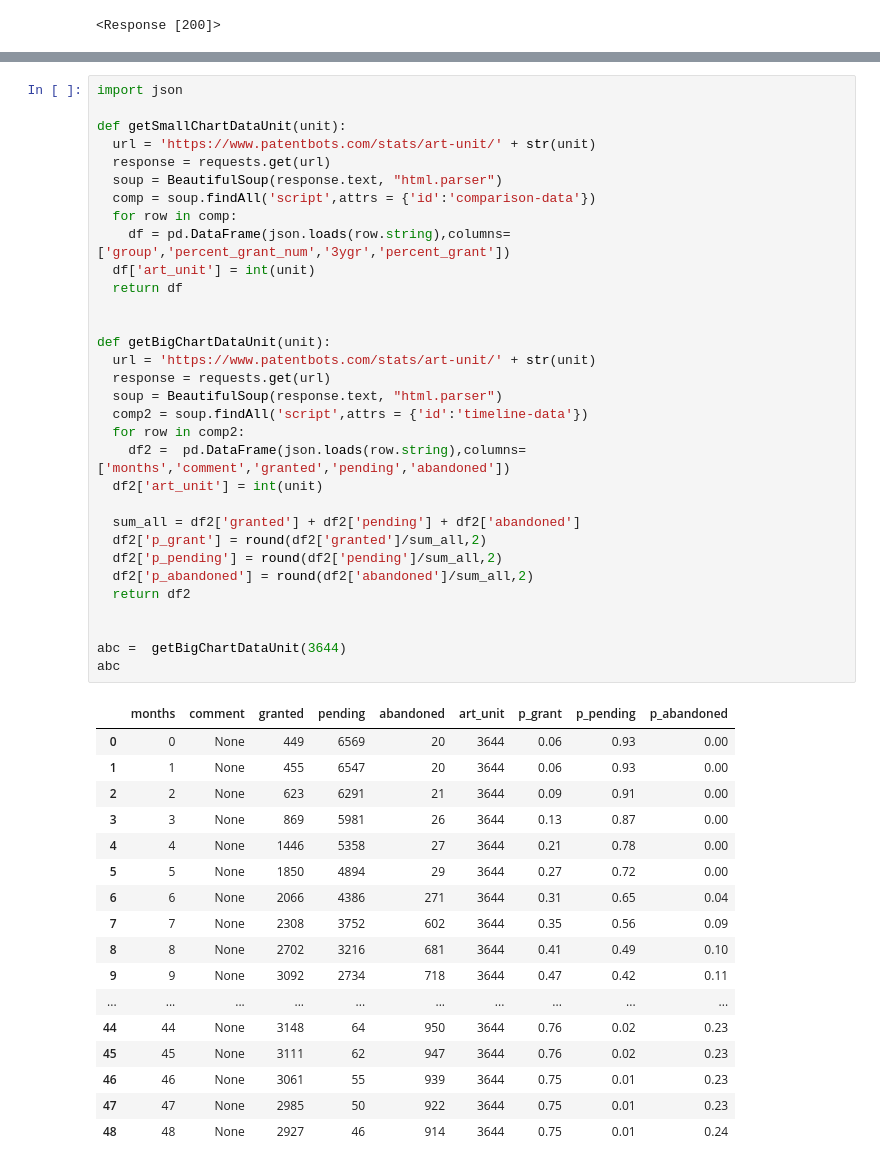
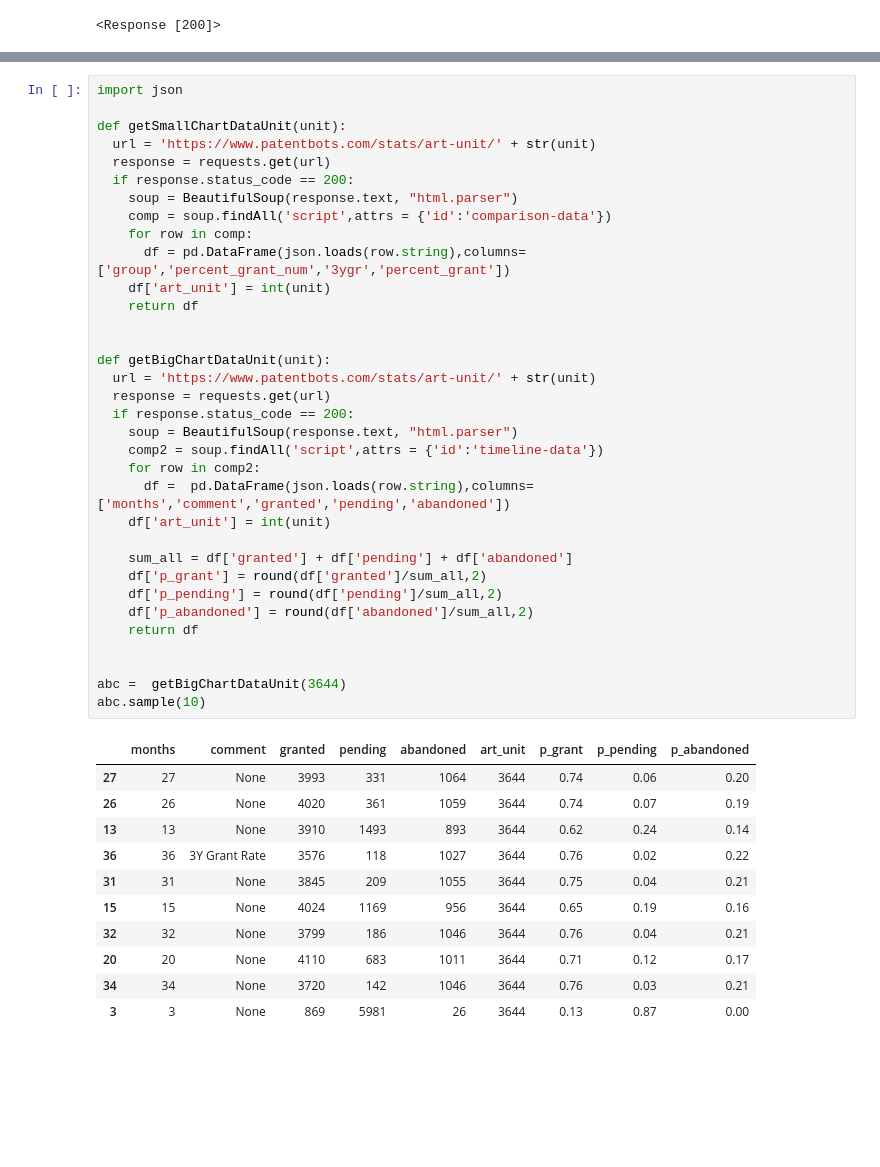
Before and after one commit to chajmz/Dataquest, a Jupyter notebook: Scrapping_Examiners_Data.ipynb, the cells around one changed output, grey strips where cells are left out. Cells and saved outputs as stored; diff of their text form; blank space fills up the shorter version.

```diff
--- a/Scrapping_Examiners_Data.ipynb
+++ b/Scrapping_Examiners_Data.ipynb
@@ -66,53 +67,49 @@ df
 # %%
 import json
 
 def getSmallChartDataUnit(unit):
   url = 'https://www.patentbots.com/stats/art-unit/' + str(unit)
   response = requests.get(url)
-  soup = BeautifulSoup(response.text, "html.parser")
-  comp = soup.findAll('script',attrs = {'id':'comparison-data'})
-  for row in comp:
-    df = pd.DataFrame(json.loads(row.string),columns=['group','percent_grant_num','3ygr','percent_grant'])
-  df['art_unit'] = int(unit)
-  return df
+  if response.status_code == 200:
+    soup = BeautifulSoup(response.text, "html.parser")
+    comp = soup.findAll('script',attrs = {'id':'comparison-data'})
+    for row in comp:
+      df = pd.DataFrame(json.loads(row.string),columns=['group','percent_grant_num','3ygr','percent_grant'])
+    df['art_unit'] = int(unit)
+    return df
 
 
 def getBigChartDataUnit(unit):
   url = 'https://www.patentbots.com/stats/art-unit/' + str(unit)
   response = requests.get(url)
-  soup = BeautifulSoup(response.text, "html.parser")
-  comp2 = soup.findAll('script',attrs = {'id':'timeline-data'})
-  for row in comp2:
-    df2 =  pd.DataFrame(json.loads(row.string),columns=['months','comment','granted','pending','abandoned'])
-  df2['art_unit'] = int(unit)
+  if response.status_code == 200:
+    soup = BeautifulSoup(response.text, "html.parser")
+    comp2 = soup.findAll('script',attrs = {'id':'timeline-data'})
+    for row in comp2:
+      df =  pd.DataFrame(json.loads(row.string),columns=['months','comment','granted','pending','abandoned'])
+    df['art_unit'] = int(unit)
 
-  sum_all = df2['granted'] + df2['pending'] + df2['abandoned']
-  df2['p_grant'] = round(df2['granted']/sum_all,2)
-  df2['p_pending'] = round(df2['pending']/sum_all,2)
-  df2['p_abandoned'] = round(df2['abandoned']/sum_all,2)
-  return df2
+    sum_all = df['granted'] + df['pending'] + df['abandoned']
+    df['p_grant'] = round(df['granted']/sum_all,2)
+    df['p_pending'] = round(df['pending']/sum_all,2)
+    df['p_abandoned'] = round(df['abandoned']/sum_all,2)
+    return df
 
 
 abc =  getBigChartDataUnit(3644)
-abc
+abc.sample(10)
 # %% [output]
 |  | months | comment | granted | pending | abandoned | art_unit | p_grant | p_pending | p_abandoned |
-| 0 | 0 | None | 449 | 6569 | 20 | 3644 | 0.06 | 0.93 | 0.00 |
-| 1 | 1 | None | 455 | 6547 | 20 | 3644 | 0.06 | 0.93 | 0.00 |
-| 2 | 2 | None | 623 | 6291 | 21 | 3644 | 0.09 | 0.91 | 0.00 |
+| 27 | 27 | None | 3993 | 331 | 1064 | 3644 | 0.74 | 0.06 | 0.20 |
+| 26 | 26 | None | 4020 | 361 | 1059 | 3644 | 0.74 | 0.07 | 0.19 |
+| 13 | 13 | None | 3910 | 1493 | 893 | 3644 | 0.62 | 0.24 | 0.14 |
+| 36 | 36 | 3Y Grant Rate | 3576 | 118 | 1027 | 3644 | 0.76 | 0.02 | 0.22 |
+| 31 | 31 | None | 3845 | 209 | 1055 | 3644 | 0.75 | 0.04 | 0.21 |
+| 15 | 15 | None | 4024 | 1169 | 956 | 3644 | 0.65 | 0.19 | 0.16 |
+| 32 | 32 | None | 3799 | 186 | 1046 | 3644 | 0.76 | 0.04 | 0.21 |
+| 20 | 20 | None | 4110 | 683 | 1011 | 3644 | 0.71 | 0.12 | 0.17 |
+| 34 | 34 | None | 3720 | 142 | 1046 | 3644 | 0.76 | 0.03 | 0.21 |
 | 3 | 3 | None | 869 | 5981 | 26 | 3644 | 0.13 | 0.87 | 0.00 |
-| 4 | 4 | None | 1446 | 5358 | 27 | 3644 | 0.21 | 0.78 | 0.00 |
-| 5 | 5 | None | 1850 | 4894 | 29 | 3644 | 0.27 | 0.72 | 0.00 |
-| 6 | 6 | None | 2066 | 4386 | 271 | 3644 | 0.31 | 0.65 | 0.04 |
-| 7 | 7 | None | 2308 | 3752 | 602 | 3644 | 0.35 | 0.56 | 0.09 |
-| 8 | 8 | None | 2702 | 3216 | 681 | 3644 | 0.41 | 0.49 | 0.10 |
-| 9 | 9 | None | 3092 | 2734 | 718 | 3644 | 0.47 | 0.42 | 0.11 |
-| ... | ... | ... | ... | ... | ... | ... | ... | ... | ... |
-| 44 | 44 | None | 3148 | 64 | 950 | 3644 | 0.76 | 0.02 | 0.23 |
-| 45 | 45 | None | 3111 | 62 | 947 | 3644 | 0.76 | 0.02 | 0.23 |
-| 46 | 46 | None | 3061 | 55 | 939 | 3644 | 0.75 | 0.01 | 0.23 |
-| 47 | 47 | None | 2985 | 50 | 922 | 3644 | 0.75 | 0.01 | 0.23 |
-| 48 | 48 | None | 2927 | 46 | 914 | 3644 | 0.75 | 0.01 | 0.24 |
 # %%
 import numpy as np
 import matplotlib.pyplot as plt
```
Also changed, not shown: parts of 20 cells of this notebook.
